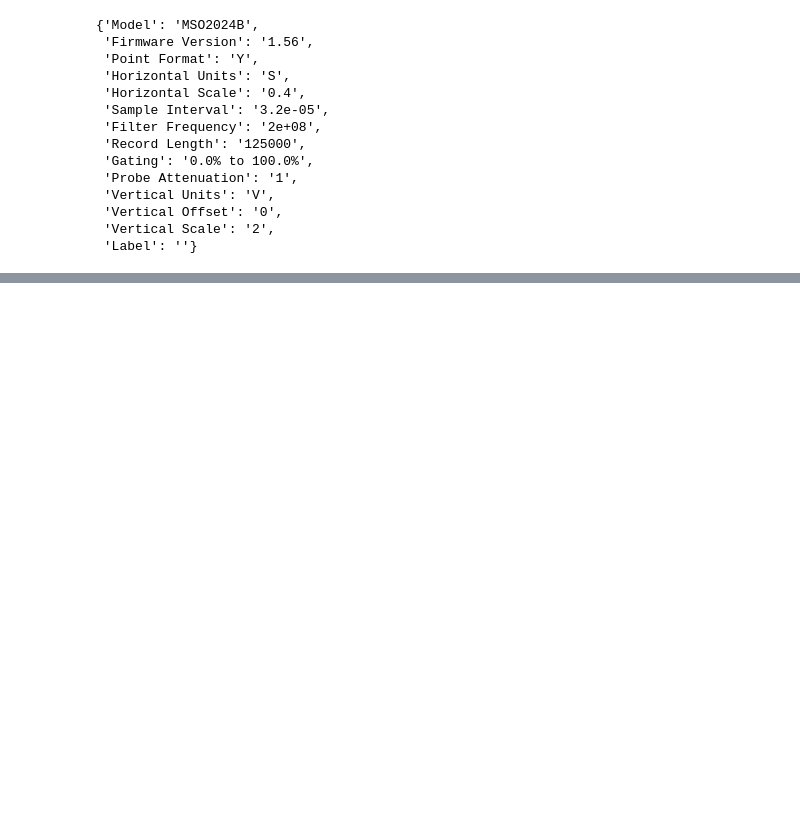
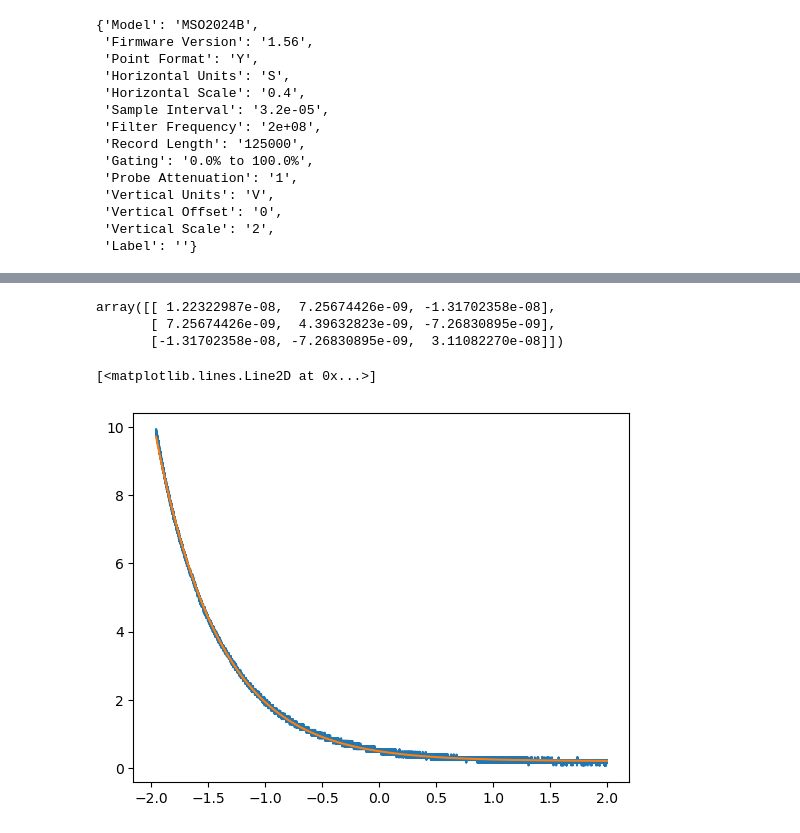
Before and after one commit to xingyzt/5bl, a Jupyter notebook: lab9/1a.ipynb, the cells around one changed output, grey strips where cells are left out. Cells and saved outputs as stored; diff of their text form; code cells hidden in the pictures; blank space fills up the shorter version.

```diff
--- a/lab9/1a.ipynb
+++ b/lab9/1a.ipynb
@@ -64,0 +76,14 @@ Text(0, 0.5, 'Volts')
+# %%
+model = lambda t, A, RC, z: A * np.exp(-t/RC) + z
+[A_model, RC_model, z_model], cov = sp.optimize.curve_fit(model, t, ch2)
+cov
+# %% [output]
+array([[ 1.22322987e-08,  7.25674426e-09, -1.31702358e-08],
+       [ 7.25674426e-09,  4.39632823e-09, -7.26830895e-09],
+       [-1.31702358e-08, -7.26830895e-09,  3.11082270e-08]])
+# %%
+plt.plot(t, ch2)
+plt.plot(t, model(t, A_model, RC_model, z_model))
+# %% [output]
+[<matplotlib.lines.Line2D at 0x...>]
+[figure, added]
```
Also changed, not shown: parts of 6 cells of this notebook, 3 other files.
